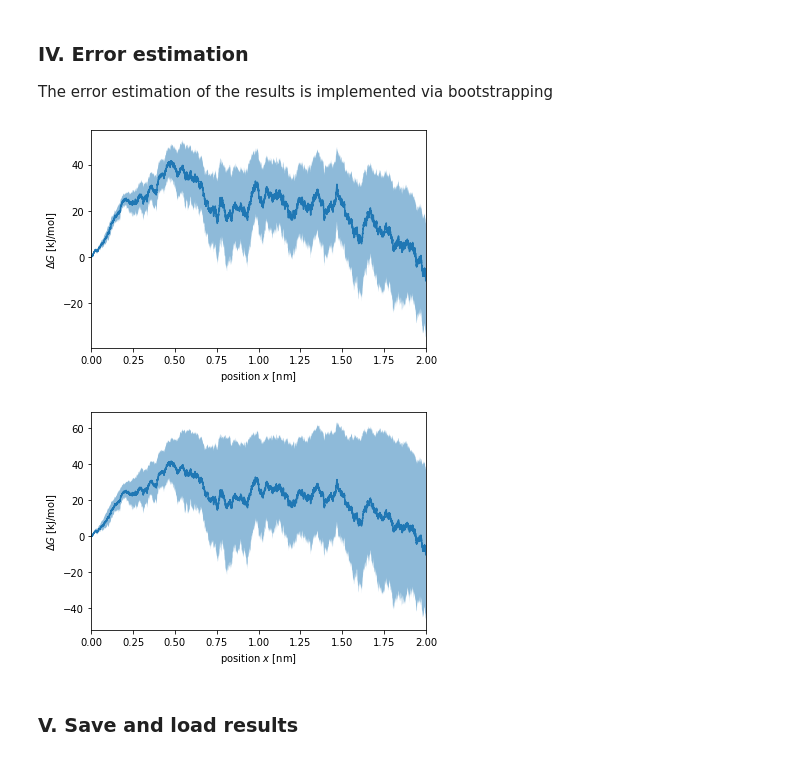
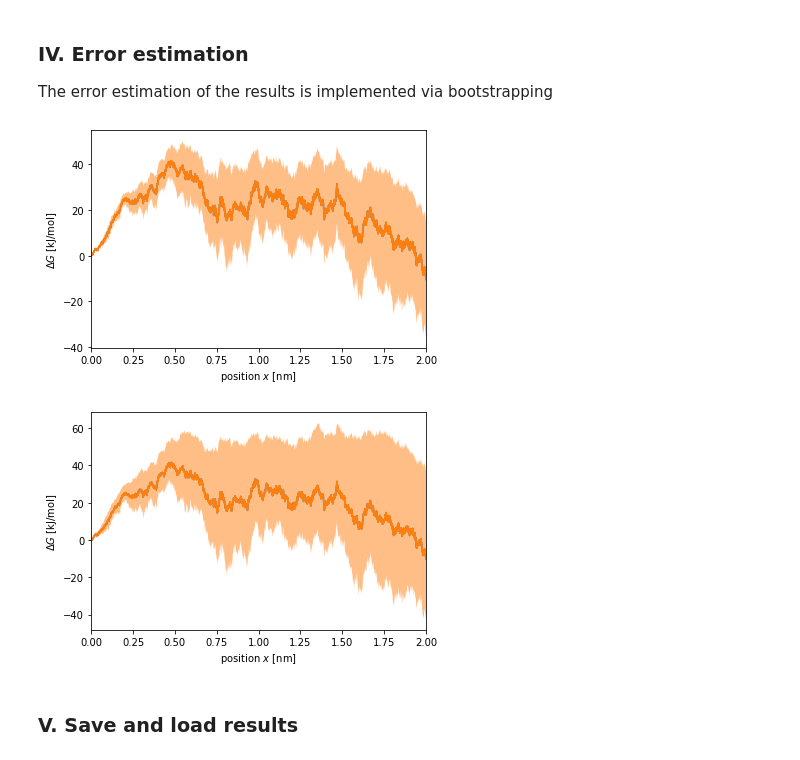
Before and after one commit to moldyn/dcTMD, a Jupyter notebook: docs/tutorials/work.ipynb, the cells around one changed output. Saved outputs shown, nothing was run; the diff lists cells and outputs as text; code cells hidden in the pictures.

```diff
--- a/docs/tutorials/work.ipynb
+++ b/docs/tutorials/work.ipynb
@@ -265,33 +267,24 @@ n_resamples = 1000
 # bootstrapping error in mode std
 mode = 'std'
 workestimator.estimate_free_energy_errors(n_resamples, mode)
-x = workestimator.position_
-dG = workestimator.dG_
-s_dG = workestimator.s_dG_
 
 fig, ax = plt.subplots()
-plotting.plot_dG(x, dG, ax)
-ax.fill_between(x, dG-s_dG, dG+s_dG, alpha=0.5)
+plotting.plot_dG_werrors(workestimator, ax)
 plt.show()
 # %% [output]
-[figure, old version]
+[figure, new version]
 # %%
 # bootstrapping error in with confidence interval
 # this gives a lower and upperbound estimate
 confidence_interval = 0.9
 mode = confidence_interval
 workestimator.estimate_free_energy_errors(n_resamples, mode)
 
-x = workestimator.position_
-dG = workestimator.dG_
-s_dG = workestimator.s_dG_
-
 fig, ax = plt.subplots()
-plotting.plot_dG(x, dG, ax)
-plt.fill_between(x, s_dG[0], s_dG[1], alpha=0.5)
+plotting.plot_dG_werrors(workestimator, ax)
 plt.show()
 # %% [output]
-[figure, old version]
+[figure, new version]
 # %% [markdown]
 ### V. Save and load results
 # %%
```
Also changed, not shown: parts of 4 cells of this notebook, 1 other file.
